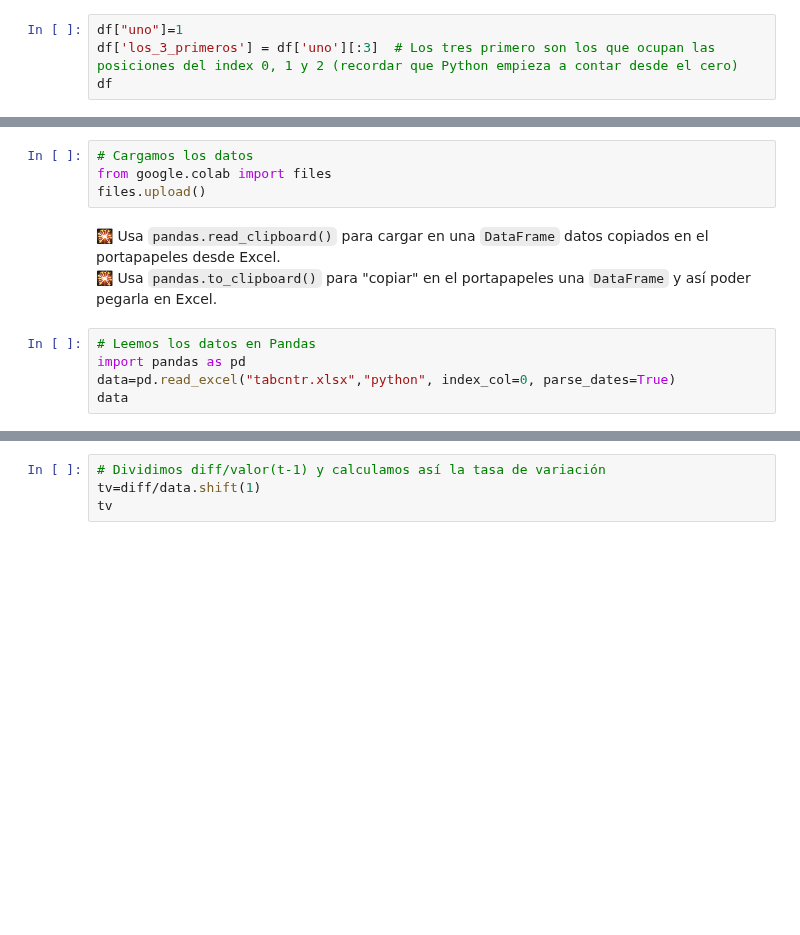
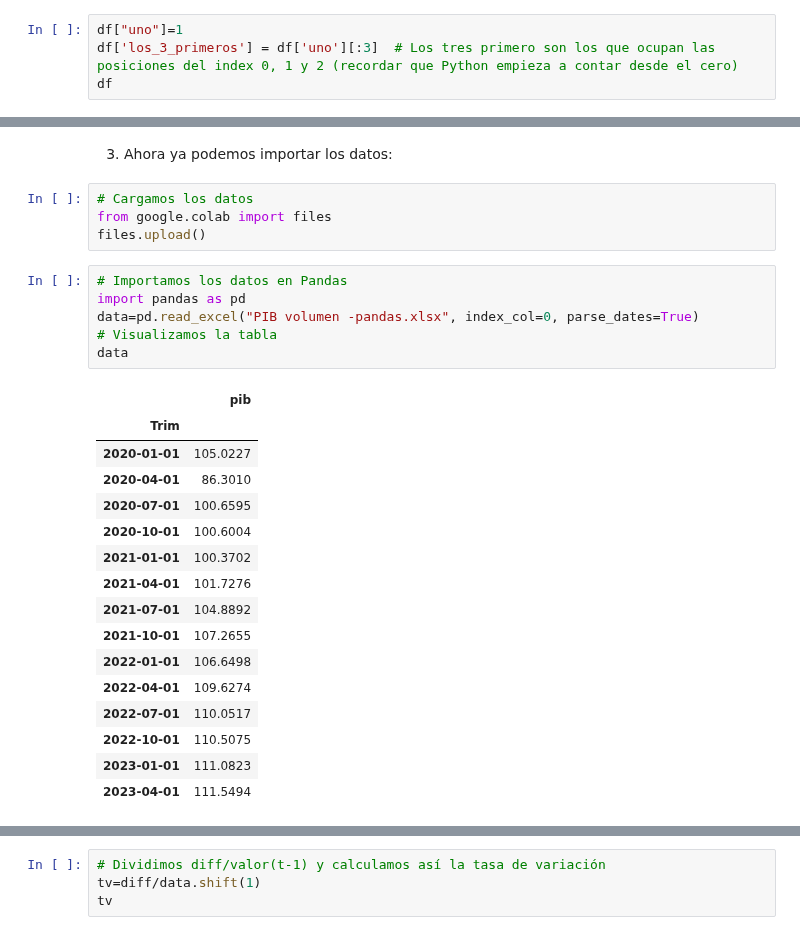
Before and after one commit to otoperalias/Coyuntura, a Jupyter notebook: clases/Tema2_I.ipynb, the cells around one changed output, grey strips where cells are left out. Drawn from its saved outputs; the diff is of its cells as text; blank space fills up the shorter version.

````diff
--- a/clases/Tema2_I.ipynb
+++ b/clases/Tema2_I.ipynb
@@ -495,12 +529,29 @@ Tareas necesarias para realizar el ejercicio:
+# %% [markdown]
+3. Ahora ya podemos importar los datos:
 # %%
 # Cargamos los datos
 from google.colab import files
 files.upload()
-# %% [markdown]
-🎇 Usa ```pandas.read_clipboard()``` para cargar en una ```DataFrame``` datos copiados en el portapapeles desde Excel.
-🎇 Usa ```pandas.to_clipboard()``` para "copiar" en el portapapeles una ```DataFrame``` y así poder pegarla en Excel.
 # %%
-# Leemos los datos en Pandas
+# Importamos los datos en Pandas
 import pandas as pd
-data=pd.read_excel("tabcntr.xlsx","python", index_col=0, parse_dates=True)
+data=pd.read_excel("PIB volumen -pandas.xlsx", index_col=0, parse_dates=True)
+# Visualizamos la tabla
 data
+# %% [output]
+|  | pib |
+| Trim |  |
+| 2020-01-01 | 105.0227 |
+| 2020-04-01 | 86.3010 |
+| 2020-07-01 | 100.6595 |
+| 2020-10-01 | 100.6004 |
+| 2021-01-01 | 100.3702 |
+| 2021-04-01 | 101.7276 |
+| 2021-07-01 | 104.8892 |
+| 2021-10-01 | 107.2655 |
+| 2022-01-01 | 106.6498 |
+| 2022-04-01 | 109.6274 |
+| 2022-07-01 | 110.0517 |
+| 2022-10-01 | 110.5075 |
+| 2023-01-01 | 111.0823 |
+| 2023-04-01 | 111.5494 |
````
Also changed, not shown: parts of 6 cells of this notebook.
